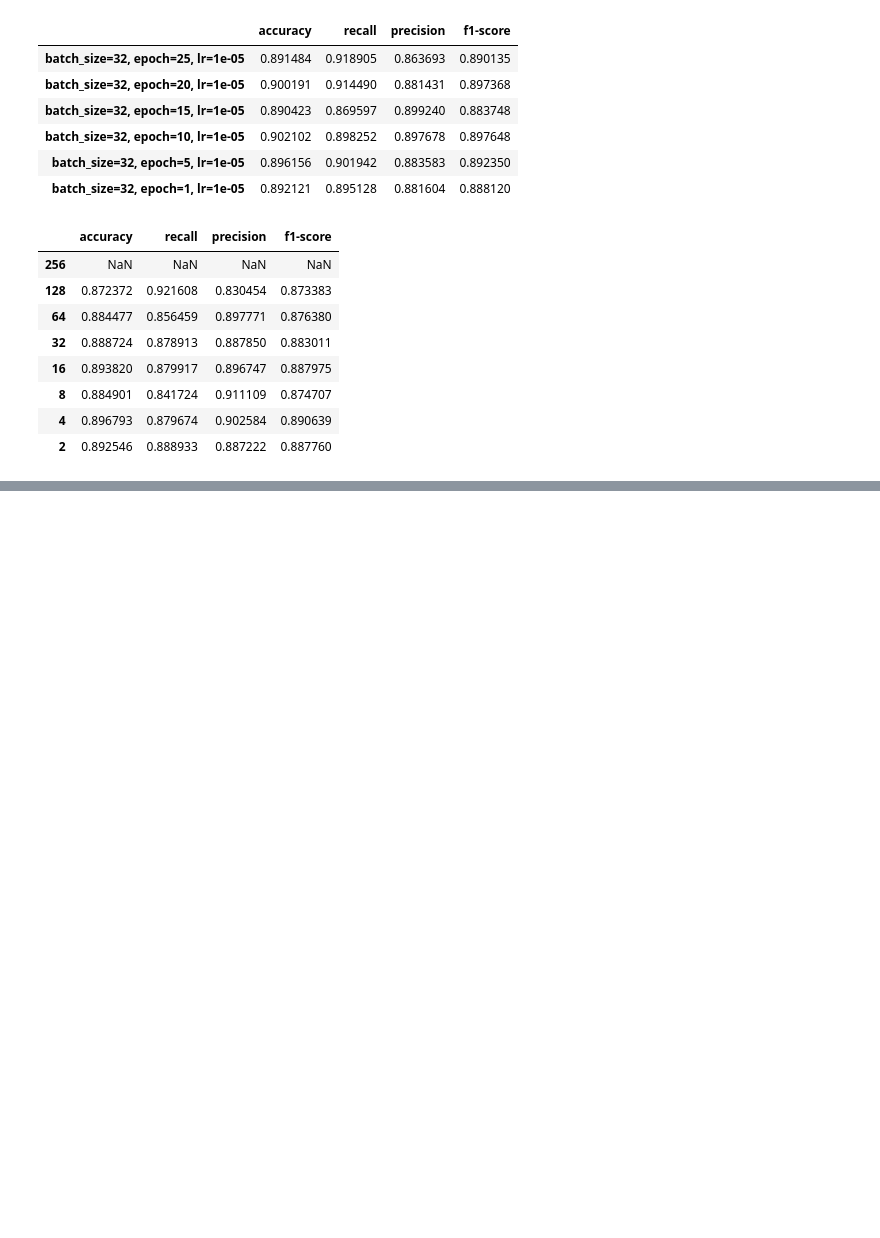
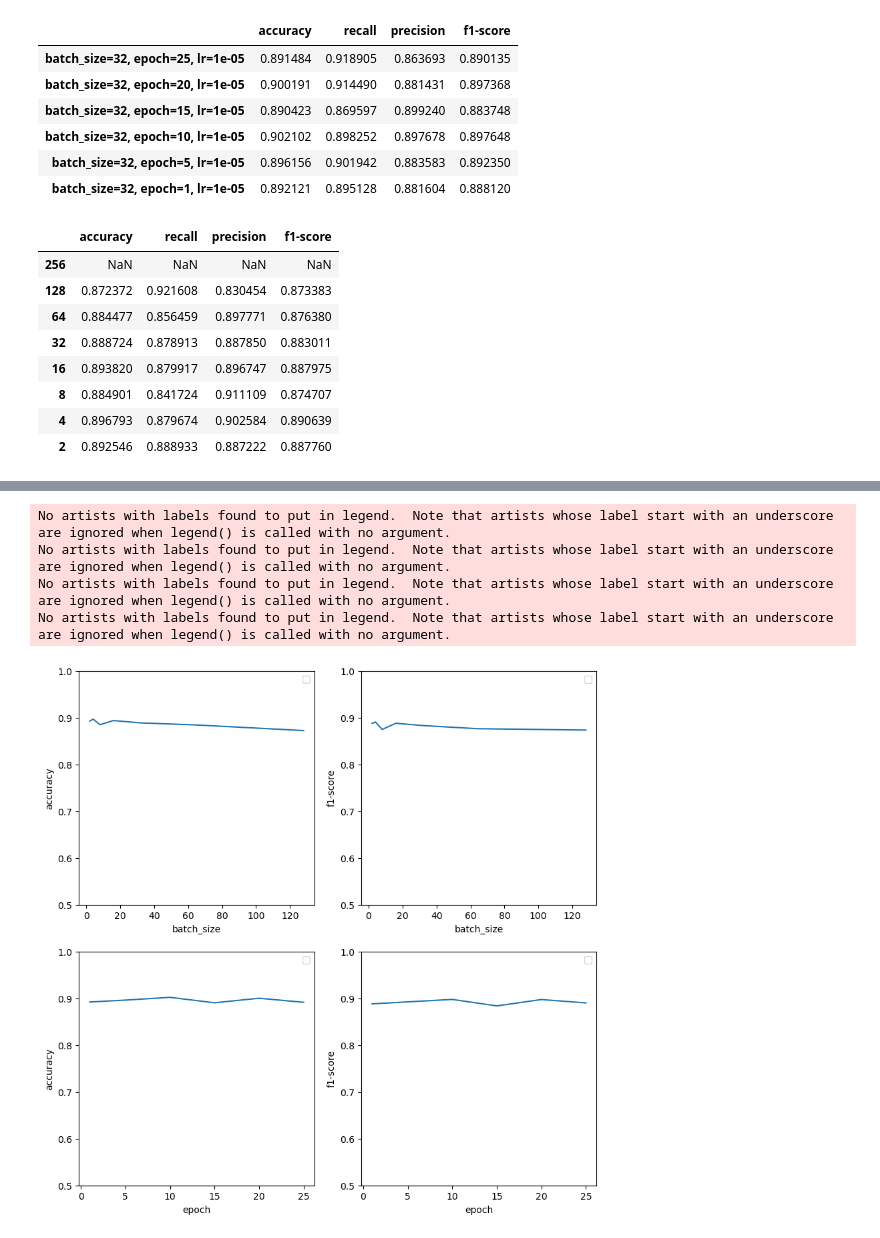
Before and after one commit to lotushk95/PDL-project, a Jupyter notebook: baseline.ipynb, the cells around one changed output, grey strips where cells are left out. Saved outputs shown, nothing was run; the diff lists cells and outputs as text; code cells hidden in the pictures; blank space fills up the shorter version.

```diff
--- a/baseline.ipynb
+++ b/baseline.ipynb
@@ -297,6 +313,6 @@ df.to_csv("result_epoch.csv", sep=",", index=True)
 # %%
-df = pd.read_csv("result_batch_size.csv", sep=",", index_col=0)
-df
+df_batch = pd.read_csv("result_batch_size.csv", sep=",", index_col=0)
+df_batch
 # %% [output]
 |  | accuracy | recall | precision | f1-score |
 | 256 | NaN | NaN | NaN | NaN |
@@ -307,3 +323,6 @@ df
 | 8 | 0.884901 | 0.841724 | 0.911109 | 0.874707 |
 | 4 | 0.896793 | 0.879674 | 0.902584 | 0.890639 |
 | 2 | 0.892546 | 0.888933 | 0.887222 | 0.887760 |
+# %%
+df_epoch = pd.read_csv("result_epoch.csv", sep=",", index_col=0)
+df_epoch
@@ -310,3 +358,40 @@ df
+# %%
+# visualize the result
+
+fig = plt.figure(figsize = (10, 10))
+
+ax1 = fig.add_subplot(221, ylim=(0.5, 1))
+ax2 = fig.add_subplot(222, ylim=(0.5, 1))
+ax3 = fig.add_subplot(223, ylim=(0.5, 1))
+ax4 = fig.add_subplot(224, ylim=(0.5, 1))
+
+ax1.plot(df_batch.index, df_batch["accuracy"])
+ax2.plot(df_batch.index, df_batch["f1-score"])
+ax3.plot(df_epoch.index, df_epoch["accuracy"])
+ax4.plot(df_epoch.index, df_epoch["f1-score"])
+
+ax1.set_xlabel("batch_size")
+ax2.set_xlabel("batch_size")
+ax3.set_xlabel("epoch")
+ax4.set_xlabel("epoch")
+
+ax1.set_ylabel("accuracy")
+ax2.set_ylabel("f1-score")
+ax3.set_ylabel("accuracy")
+ax4.set_ylabel("f1-score")
+
+ax1.legend(loc='upper right')
+ax2.legend(loc='upper right')
+ax3.legend(loc='upper right')
+ax4.legend(loc='upper right')
+
+plt.show()
+# %% [output]
+No artists with labels found to put in legend.  Note that artists whose label start with an underscore are ignored when legend() is called with no argument.
+No artists with labels found to put in legend.  Note that artists whose label start with an underscore are ignored when legend() is called with no argument.
+No artists with labels found to put in legend.  Note that artists whose label start with an underscore are ignored when legend() is called with no argument.
+No artists with labels found to put in legend.  Note that artists whose label start with an underscore are ignored when legend() is called with no argument.
+[figure, added]
 # %%
 fig = plt.figure(figsize = (10, 10))
 
```
Also changed, not shown: parts of 16 cells of this notebook.
